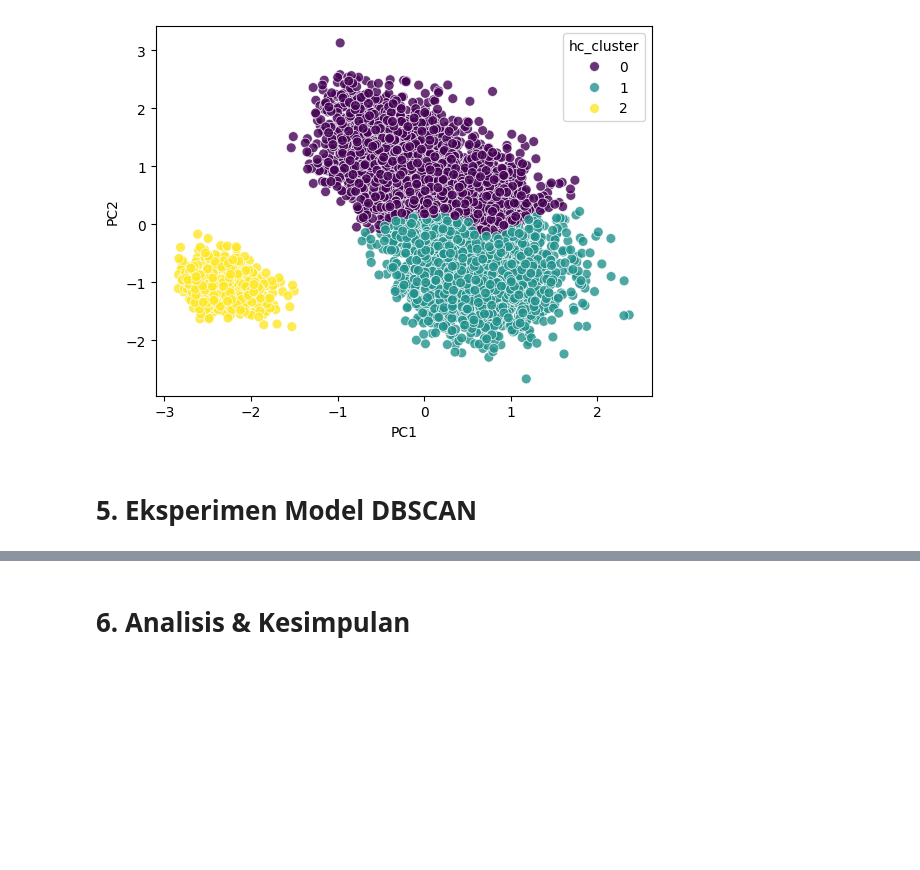
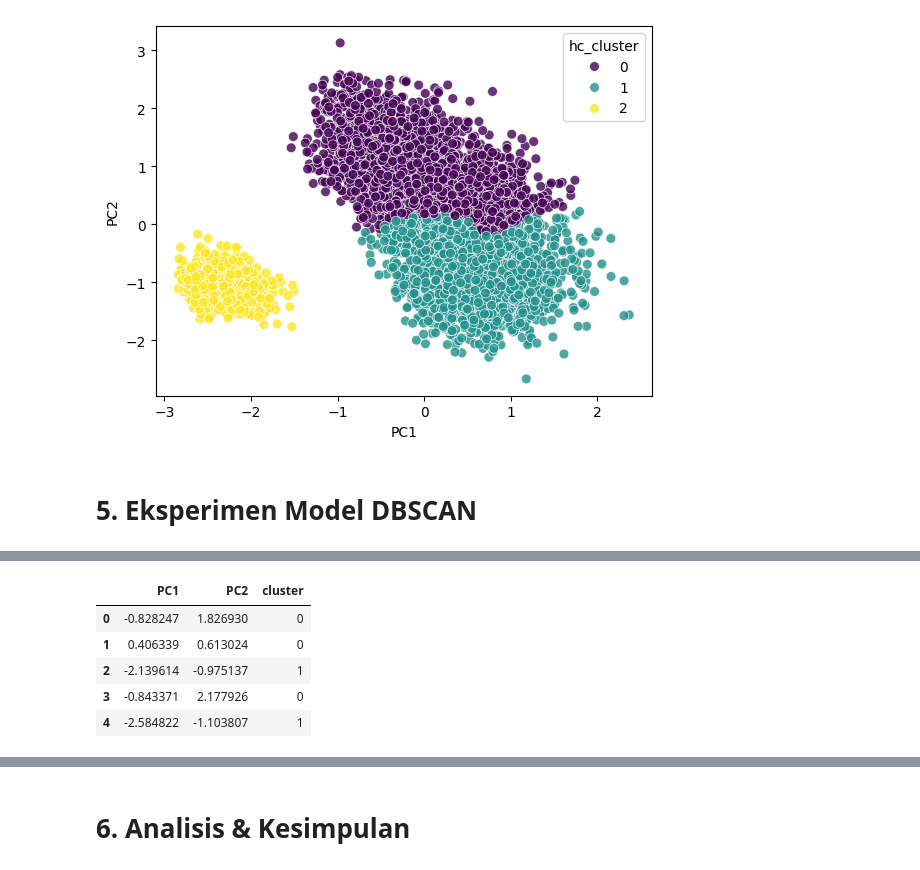
Before and after one commit to hisyamssyr/unsupervised-learning, a Jupyter notebook: Pembelajaran_Mesin_Tugas_1.ipynb, the cells around one changed output, grey strips where cells are left out. Cells and saved outputs as stored; diff of their text form; code cells hidden in the pictures; blank space fills up the shorter version.

```diff
--- a/Pembelajaran_Mesin_Tugas_1.ipynb
+++ b/Pembelajaran_Mesin_Tugas_1.ipynb
@@ -391,0 +490,14 @@ sns.scatterplot(x='PC1', y='PC2', hue='hc_cluster', data=df_hc, palette='viridis
+# %%
+db=DBSCAN(eps=0.6, min_samples=10, metric='euclidean')
+
+db_cluster = db.fit_predict(df_dbscan)
+
+df_dbscan['cluster'] = db_cluster
+df_dbscan.head()
+# %% [output]
+|  | PC1 | PC2 | cluster |
+| 0 | -0.828247 | 1.826930 | 0 |
+| 1 | 0.406339 | 0.613024 | 0 |
+| 2 | -2.139614 | -0.975137 | 1 |
+| 3 | -0.843371 | 2.177926 | 0 |
+| 4 | -2.584822 | -1.103807 | 1 |
```
Also changed, not shown: parts of 4 cells of this notebook.
